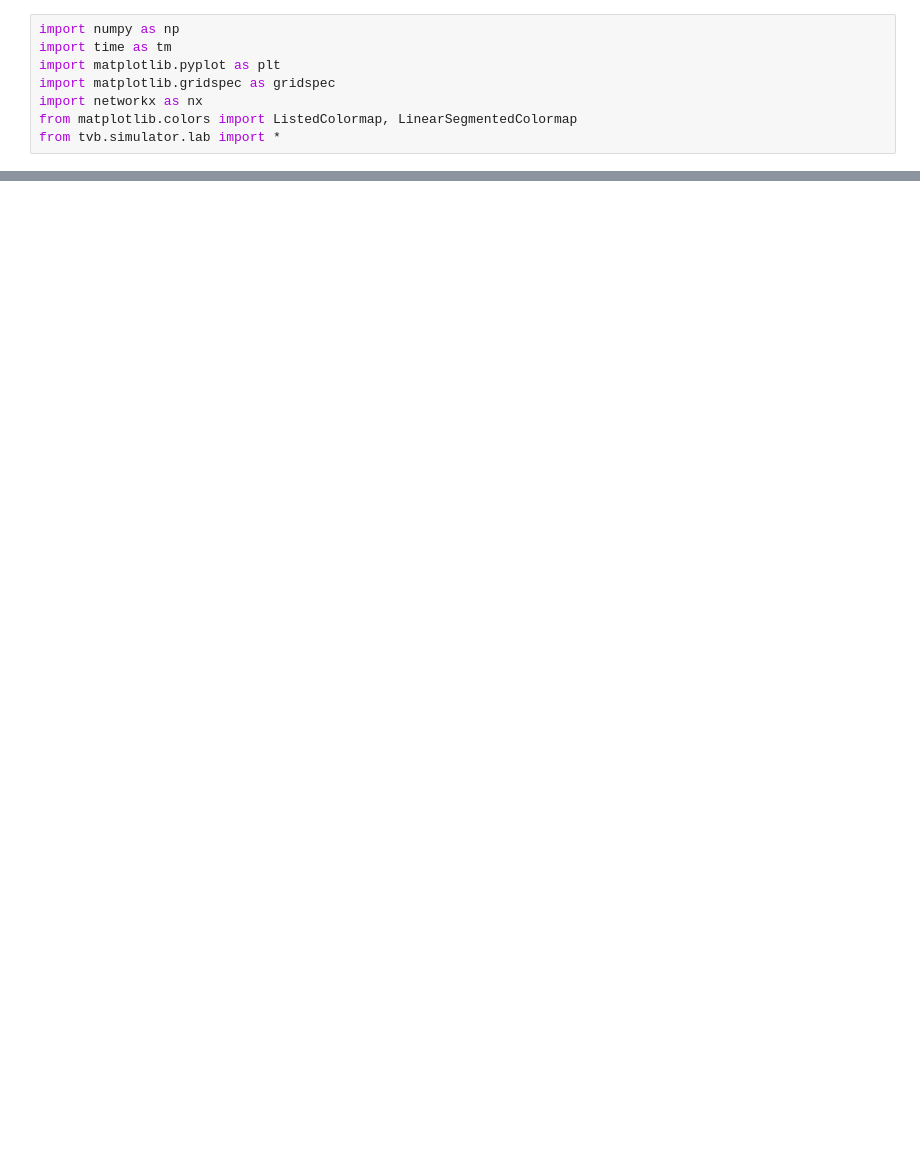
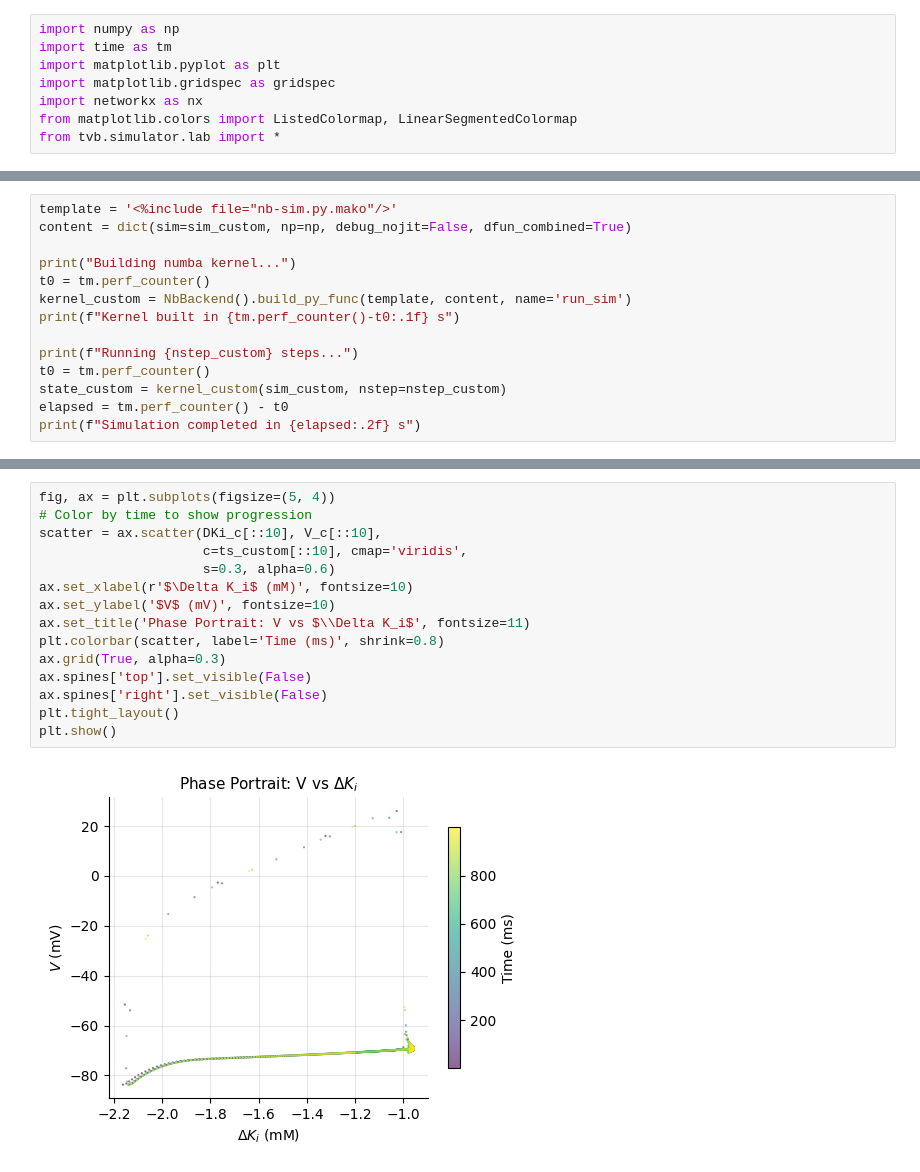
Before and after one commit to the-virtual-brain/tvb-root, a Jupyter notebook: tvb_documentation/demos/exploring_K_ION_Exchange_model.ipynb, the cells around one changed output, grey strips where cells are left out. Drawn from its saved outputs; the diff is of its cells as text; blank space fills up the shorter version.

```diff
--- a/tvb_documentation/demos/exploring_K_ION_Exchange_model.ipynb
+++ b/tvb_documentation/demos/exploring_K_ION_Exchange_model.ipynb
@@ -406,0 +563,14 @@ plt.show()
+# %%
+template = '<%include file="nb-sim.py.mako"/>'
+content = dict(sim=sim_custom, np=np, debug_nojit=False, dfun_combined=True)
+
+print("Building numba kernel...")
+t0 = tm.perf_counter()
+kernel_custom = NbBackend().build_py_func(template, content, name='run_sim')
+print(f"Kernel built in {tm.perf_counter()-t0:.1f} s")
+
+print(f"Running {nstep_custom} steps...")
+t0 = tm.perf_counter()
+state_custom = kernel_custom(sim_custom, nstep=nstep_custom)
+elapsed = tm.perf_counter() - t0
+print(f"Simulation completed in {elapsed:.2f} s")
@@ -406,0 +665,17 @@ plt.show()
+# %%
+fig, ax = plt.subplots(figsize=(5, 4))
+# Color by time to show progression
+scatter = ax.scatter(DKi_c[::10], V_c[::10],
+                     c=ts_custom[::10], cmap='viridis',
+                     s=0.3, alpha=0.6)
+ax.set_xlabel(r'$\Delta K_i$ (mM)', fontsize=10)
+ax.set_ylabel('$V$ (mV)', fontsize=10)
+ax.set_title('Phase Portrait: V vs $\\Delta K_i$', fontsize=11)
+plt.colorbar(scatter, label='Time (ms)', shrink=0.8)
+ax.grid(True, alpha=0.3)
+ax.spines['top'].set_visible(False)
+ax.spines['right'].set_visible(False)
+plt.tight_layout()
+plt.show()
+# %% [output]
+[figure, added]
```
Also changed, not shown: parts of 85 cells of this notebook, 1 other file.
